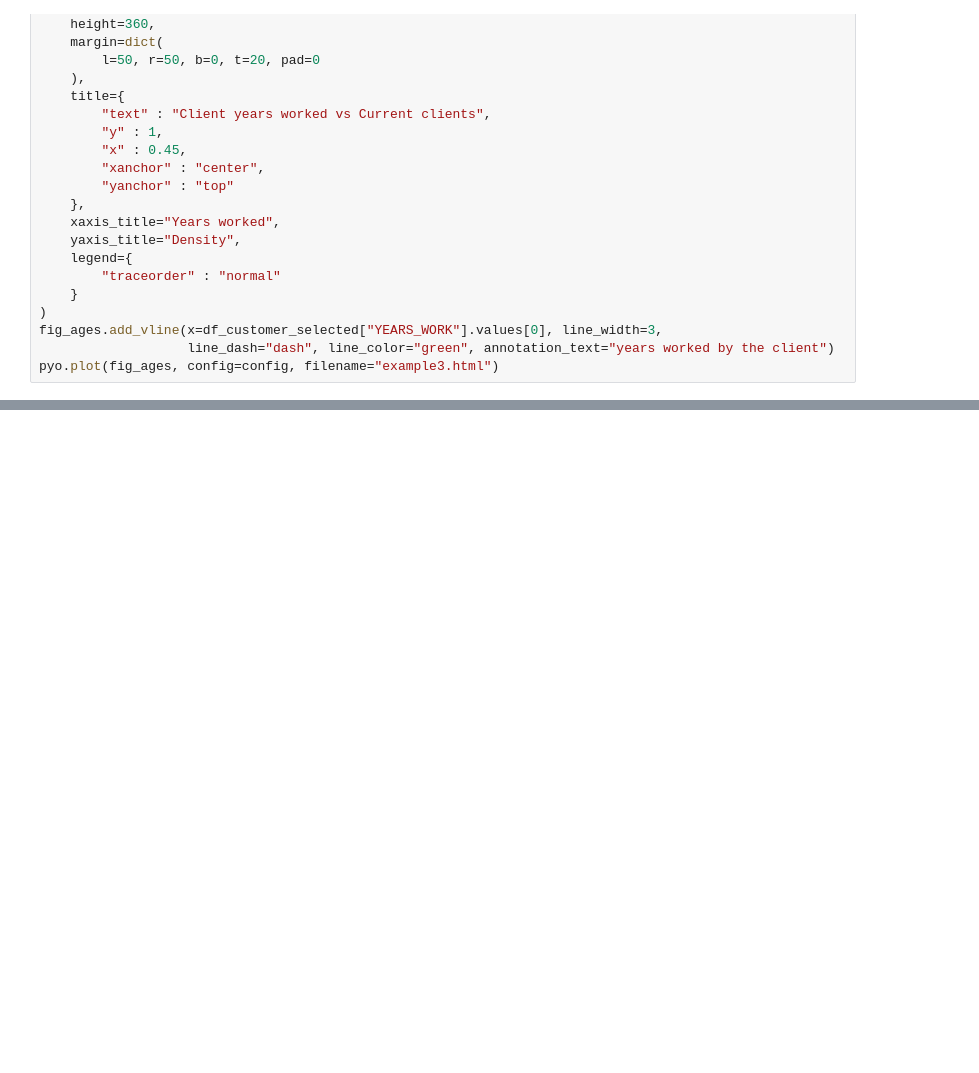
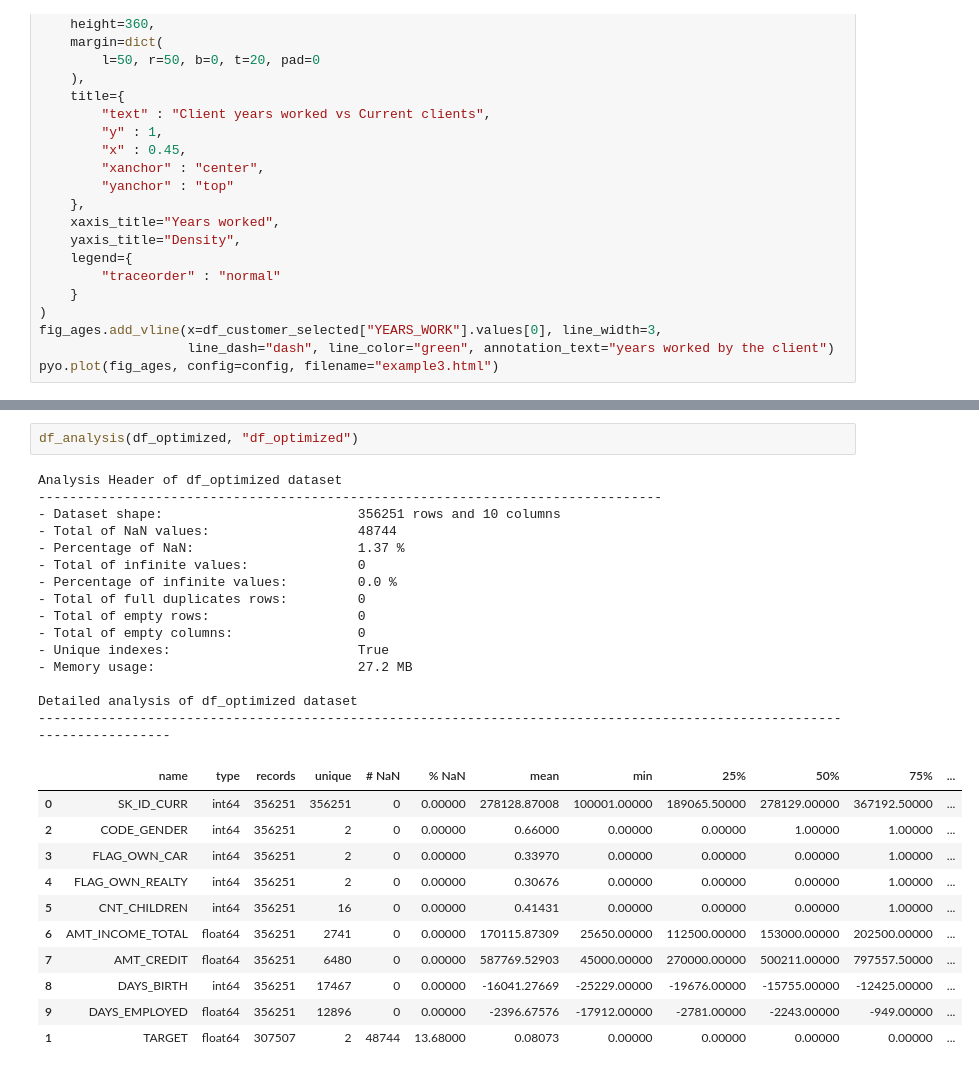
Before and after one commit to samirhinojosa/OC-P7-IMPLEMENT-A-SCORING-MODEL, a Jupyter notebook: notebooks/images.ipynb, the cells around one changed output, grey strips where cells are left out. Drawn from its saved outputs; the diff is of its cells as text; blank space fills up the shorter version.

```diff
--- a/notebooks/images.ipynb
+++ b/notebooks/images.ipynb
@@ -214,0 +393,29 @@ pyo.plot(fig_ages, config=config, filename="example3.html")
+# %%
+df_analysis(df_optimized, "df_optimized")
+# %% [output]
+Analysis Header of df_optimized dataset
+--------------------------------------------------------------------------------
+- Dataset shape:                         356251 rows and 10 columns
+- Total of NaN values:                   48744
+- Percentage of NaN:                     1.37 %
+- Total of infinite values:              0
+- Percentage of infinite values:         0.0 %
+- Total of full duplicates rows:         0
+- Total of empty rows:                   0
+- Total of empty columns:                0
+- Unique indexes:                        True
+- Memory usage:                          27.2 MB
+
+Detailed analysis of df_optimized dataset
+------------------------------------------------------------------------------------------------------------------------
+|  | name | type | records | unique | # NaN | % NaN | mean | min | 25% | 50% | 75% | ... |
+| 0 | SK_ID_CURR | int64 | 356251 | 356251 | 0 | 0.00000 | 278128.87008 | 100001.00000 | 189065.50000 | 278129.00000 | 367192.50000 | ... |
+| 2 | CODE_GENDER | int64 | 356251 | 2 | 0 | 0.00000 | 0.66000 | 0.00000 | 0.00000 | 1.00000 | 1.00000 | ... |
+| 3 | FLAG_OWN_CAR | int64 | 356251 | 2 | 0 | 0.00000 | 0.33970 | 0.00000 | 0.00000 | 0.00000 | 1.00000 | ... |
+| 4 | FLAG_OWN_REALTY | int64 | 356251 | 2 | 0 | 0.00000 | 0.30676 | 0.00000 | 0.00000 | 0.00000 | 1.00000 | ... |
+| 5 | CNT_CHILDREN | int64 | 356251 | 16 | 0 | 0.00000 | 0.41431 | 0.00000 | 0.00000 | 0.00000 | 1.00000 | ... |
+| 6 | AMT_INCOME_TOTAL | float64 | 356251 | 2741 | 0 | 0.00000 | 170115.87309 | 25650.00000 | 112500.00000 | 153000.00000 | 202500.00000 | ... |
+| 7 | AMT_CREDIT | float64 | 356251 | 6480 | 0 | 0.00000 | 587769.52903 | 45000.00000 | 270000.00000 | 500211.00000 | 797557.50000 | ... |
+| 8 | DAYS_BIRTH | int64 | 356251 | 17467 | 0 | 0.00000 | -16041.27669 | -25229.00000 | -19676.00000 | -15755.00000 | -12425.00000 | ... |
+| 9 | DAYS_EMPLOYED | float64 | 356251 | 12896 | 0 | 0.00000 | -2396.67576 | -17912.00000 | -2781.00000 | -2243.00000 | -949.00000 | ... |
+| 1 | TARGET | float64 | 307507 | 2 | 48744 | 13.68000 | 0.08073 | 0.00000 | 0.00000 | 0.00000 | 0.00000 | ... |
```
Also changed, not shown: parts of 24 cells of this notebook, 6 other files.
